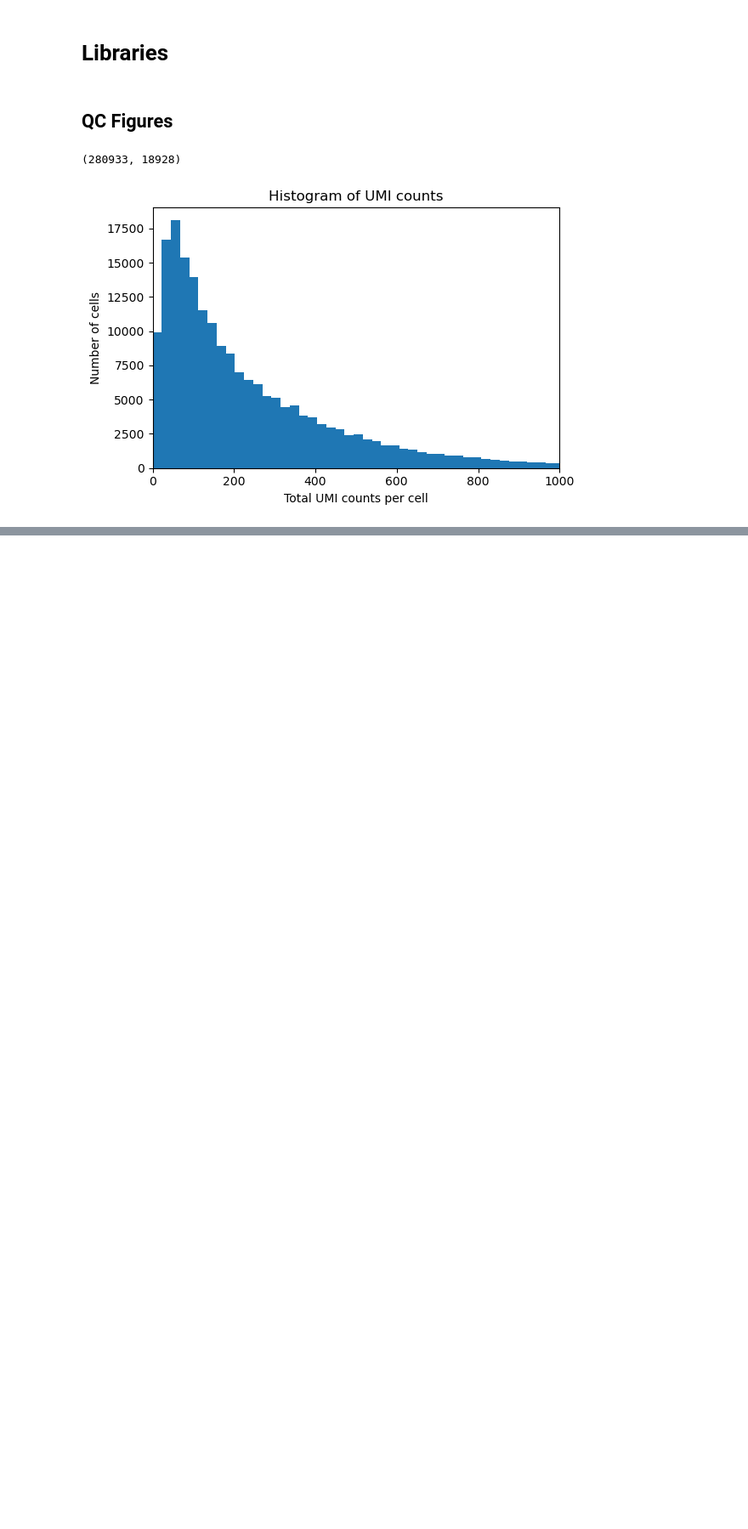
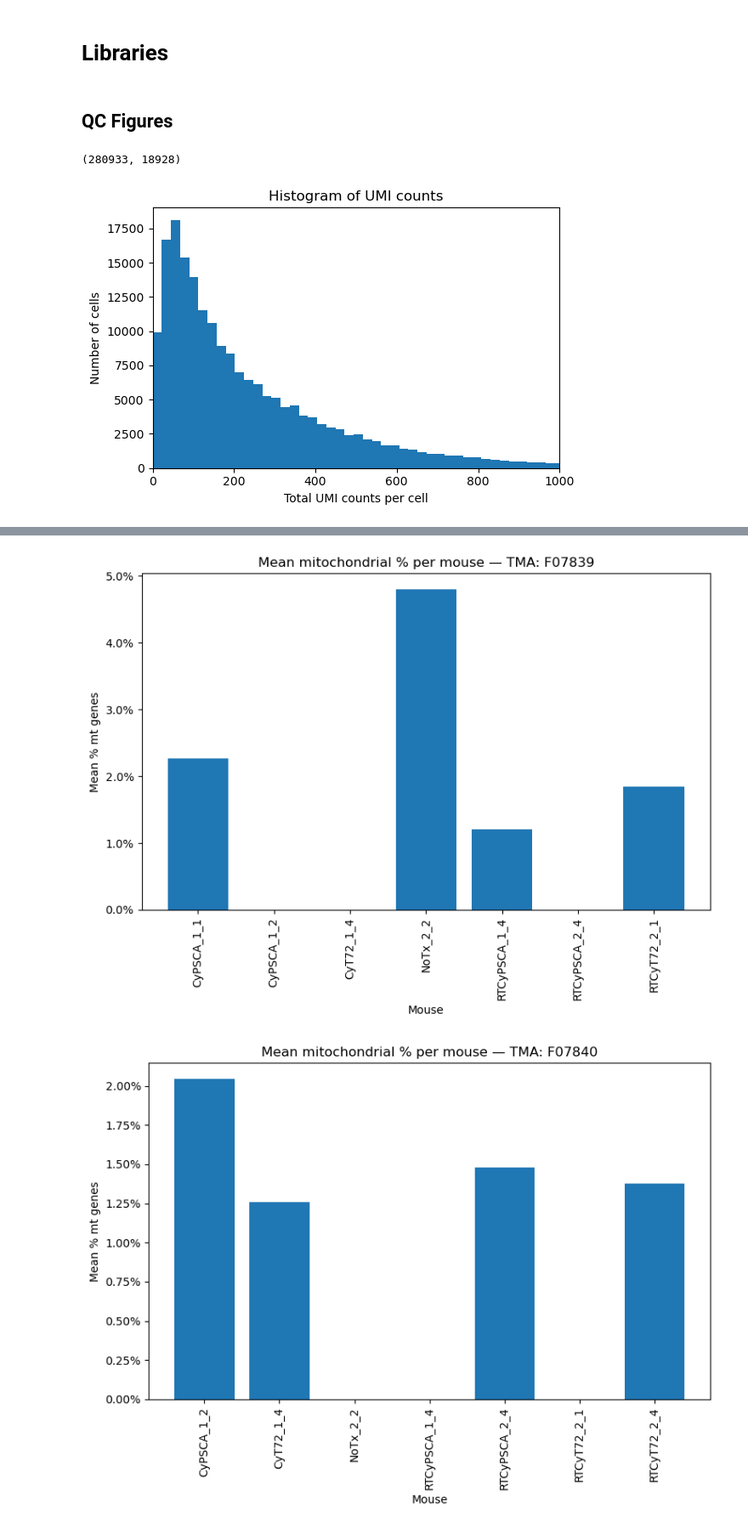
Before and after one commit to Li-Lab-COH/Spatial_CAR_T, a Jupyter notebook: Clustering/QC_Figures.ipynb, the cells around one changed output, grey strips where cells are left out. Shown at 85% size. Saved outputs shown, nothing was run; the diff lists cells and outputs as text; code cells hidden in the pictures; blank space fills up the shorter version.

```diff
--- a/Clustering/QC_Figures.ipynb
+++ b/Clustering/QC_Figures.ipynb
@@ -90,0 +180,57 @@ plt.show()
+# %%
+import scanpy as sc
+import pandas as pd
+import matplotlib.pyplot as plt
+from matplotlib.ticker import PercentFormatter
+
+# --- 0) Ensure mt% exists (compute once) ---
+# Flag mt genes
+if 'gene_symbols' in ST_sample.var.columns:
+    ST_sample.var['mt'] = ST_sample.var['gene_symbols'].str.upper().str.startswith('MT-')
+else:
+    ST_sample.var['mt'] = ST_sample.var_names.str.upper().str.startswith('MT-')
+
+# Calculate QC metrics -> adds pct_counts_mt (0–100) to .obs
+if 'pct_counts_mt' not in ST_sample.obs.columns:
+    sc.pp.calculate_qc_metrics(ST_sample, qc_vars=['mt'], percent_top=None, log1p=False, inplace=True)
+
+# Fraction 0–1 for plotting
+ST_sample.obs['mt_frac'] = ST_sample.obs['pct_counts_mt'] / 100.0
+
+# --- 1) Prepare ordering helpers ---
+obs = ST_sample.obs
+if pd.api.types.is_categorical_dtype(obs['mouse']):
+    global_mouse_order = list(obs['mouse'].cat.categories)
+else:
+    global_mouse_order = sorted(obs['mouse'].unique())
+
+# --- 2) One figure per TMA ---
+for tma in obs['TMA'].unique():
+    sub = obs.loc[obs['TMA'] == tma, ['mouse', 'mt_frac']].copy()
+    if sub.empty:
+        continue
+
+    # Mean mt% per mouse in this TMA
+    mean_mt = sub.groupby('mouse')['mt_frac'].mean()
+
+    # Keep a consistent mouse order, but only those present in this TMA
+    ordered_mice = [m for m in global_mouse_order if m in mean_mt.index]
+    mean_mt = mean_mt.reindex(ordered_mice)
+
+    # Plot
+    fig, ax = plt.subplots(figsize=(8, 6))
+    ax.bar(mean_mt.index.astype(str), mean_mt.values)
+    ax.set_xlabel('Mouse')
+    ax.set_ylabel('Mean % mt genes')
+    ax.set_title(f'Mean mitochondrial % per mouse — TMA: {tma}')
+    ax.yaxis.set_major_formatter(PercentFormatter(xmax=1.0))
+    ax.tick_params(axis='x', rotation=90)
+
+    plt.tight_layout()
+    plt.show()
+
+    # OPTIONAL: save
+    # fig.savefig(f"mean_mt_per_mouse_TMA_{tma}.png", dpi=300, bbox_inches='tight')
+# %% [output]
+[figure, added]
+[figure, added]
```
Also changed, not shown: parts of 12 cells of this notebook, 12 other files.
